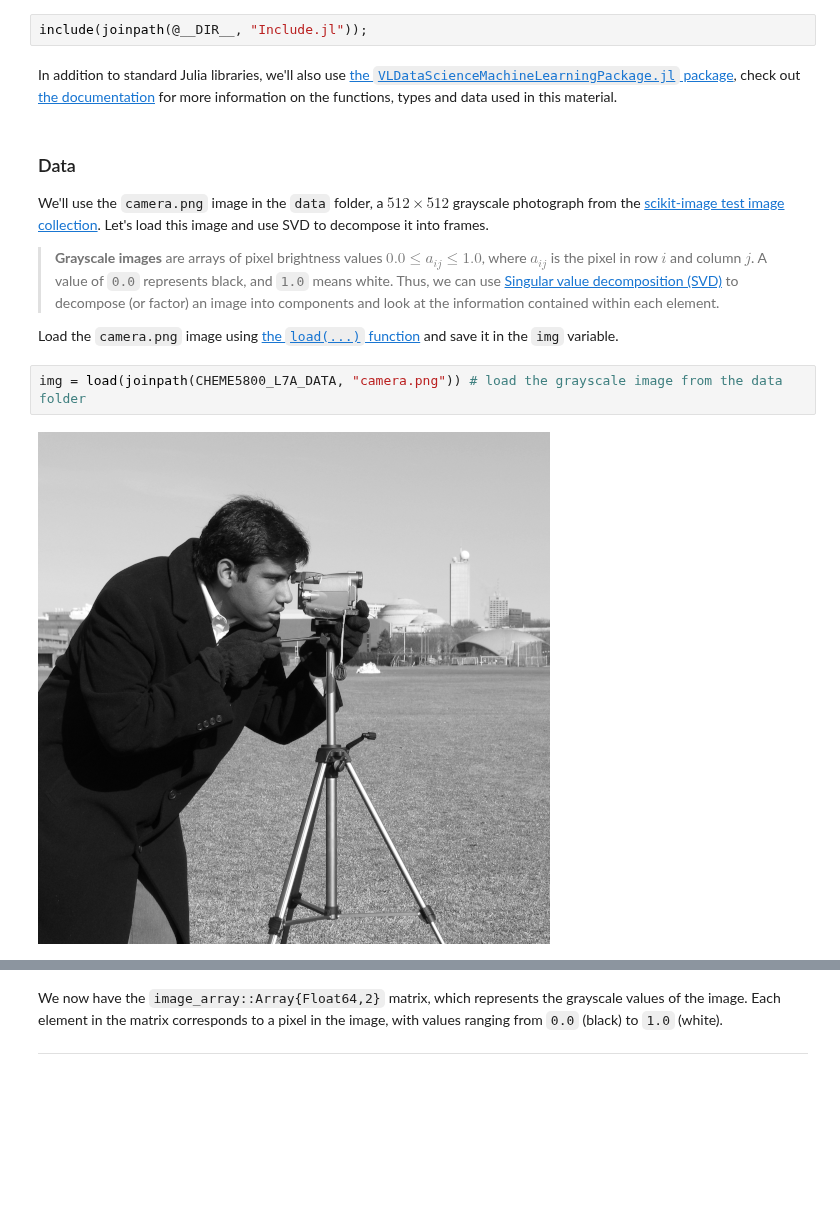
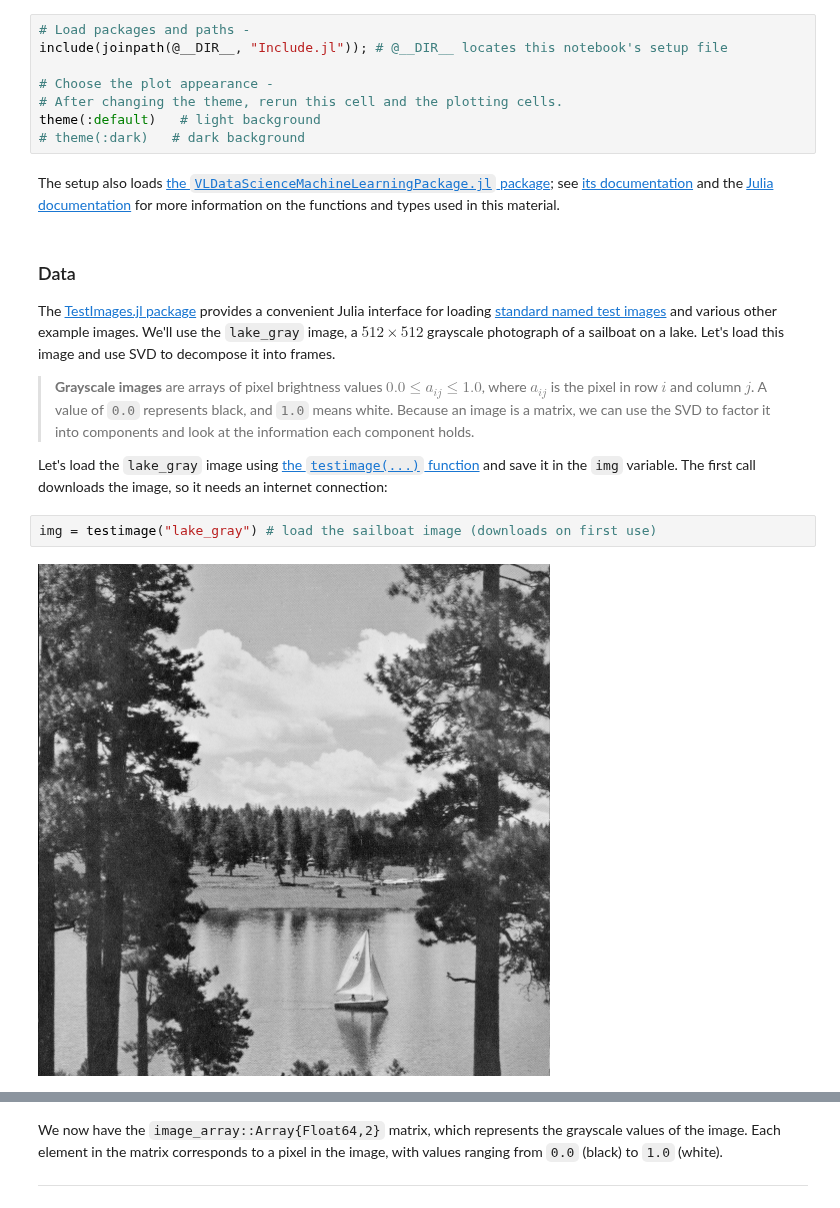
Before and after one commit to varnerlab/CHEME-5800-CourseRepository-Fall-2026, a Jupyter notebook: weeks/week-07/L7a/CHEME-5800-L7a-Example-FunWithSVD-Fall-2026.ipynb, the cells around one changed output, grey strips where cells are left out. Cells and saved outputs as stored; diff of their text form; blank space fills up the shorter version.

```diff
--- a/weeks/week-07/L7a/CHEME-5800-L7a-Example-FunWithSVD-Fall-2026.ipynb
+++ b/weeks/week-07/L7a/CHEME-5800-L7a-Example-FunWithSVD-Fall-2026.ipynb
@@ -21,17 +20,24 @@ First, we set up the computational environment by including the `Include.jl` fil
 
 Let's set up our code environment:
 # %%
-include(joinpath(@__DIR__, "Include.jl"));
+# Load packages and paths -
+include(joinpath(@__DIR__, "Include.jl")); # @__DIR__ locates this notebook's setup file
+
+# Choose the plot appearance -
+# After changing the theme, rerun this cell and the plotting cells.
+theme(:default)   # light background
+# theme(:dark)   # dark background
 # %% [markdown]
-In addition to standard Julia libraries, we'll also use [the `VLDataScienceMachineLearningPackage.jl` package](https://github.com/varnerlab/VLDataScienceMachineLearningPackage.jl), check out [the documentation](https://varnerlab.github.io/VLDataScienceMachineLearningPackage.jl/dev/) for more information on the functions, types and data used in this material.
+The setup also loads [the `VLDataScienceMachineLearningPackage.jl` package](https://github.com/varnerlab/VLDataScienceMachineLearningPackage.jl); see [its documentation](https://varnerlab.github.io/VLDataScienceMachineLearningPackage.jl/dev/) and the [Julia documentation](https://docs.julialang.org/en/v1/) for more information on the functions and types used in this material.
 # %% [markdown]
 ### Data
-We'll use the `camera.png` image in the `data` folder, a $512\times{512}$ grayscale photograph from the [scikit-image test image collection](https://scikit-image.org/docs/stable/api/skimage.data.html#skimage.data.camera). Let's load this image and use SVD to decompose it into frames.
-> __Grayscale images__ are arrays of pixel brightness values $0.0\leq{a_{ij}}\leq{1.0}$, where $a_{ij}$ is the pixel in row $i$ and column $j$. A value of `0.0` represents black, and `1.0` means white. Thus, we can use [Singular value decomposition (SVD)](https://en.wikipedia.org/wiki/Singular_value_decomposition) to decompose (or factor) an image into components and look at the information contained within each element.
+The [TestImages.jl package](https://github.com/JuliaImages/TestImages.jl) provides a convenient Julia interface for loading [standard named test images](https://en.wikipedia.org/wiki/Standard_test_image) and various other example images. We'll use the `lake_gray` image, a $512\times{512}$ grayscale photograph of a sailboat on a lake. Let's load this image and use SVD to decompose it into frames.
 
-Load the `camera.png` image using [the `load(...)` function](https://juliaio.github.io/FileIO.jl/stable/reference/#FileIO.load) and save it in the `img` variable.
+> __Grayscale images__ are arrays of pixel brightness values $0.0\leq{a_{ij}}\leq{1.0}$, where $a_{ij}$ is the pixel in row $i$ and column $j$. A value of `0.0` represents black, and `1.0` means white. Because an image is a matrix, we can use the SVD to factor it into components and look at the information each component holds.
+
+Let's load the `lake_gray` image using [the `testimage(...)` function](https://testimages.juliaimages.org/stable/) and save it in the `img` variable. The first call downloads the image, so it needs an internet connection:
 # %%
-img = load(joinpath(CHEME5800_L7A_DATA, "camera.png")) # load the grayscale image from the data folder
+img = testimage("lake_gray") # load the sailboat image (downloads on first use)
 # %% [output]
-[figure, old version]
+[figure, new version]
 # %% [markdown]
```
Also changed, not shown: parts of 24 cells of this notebook, 14 other files.
